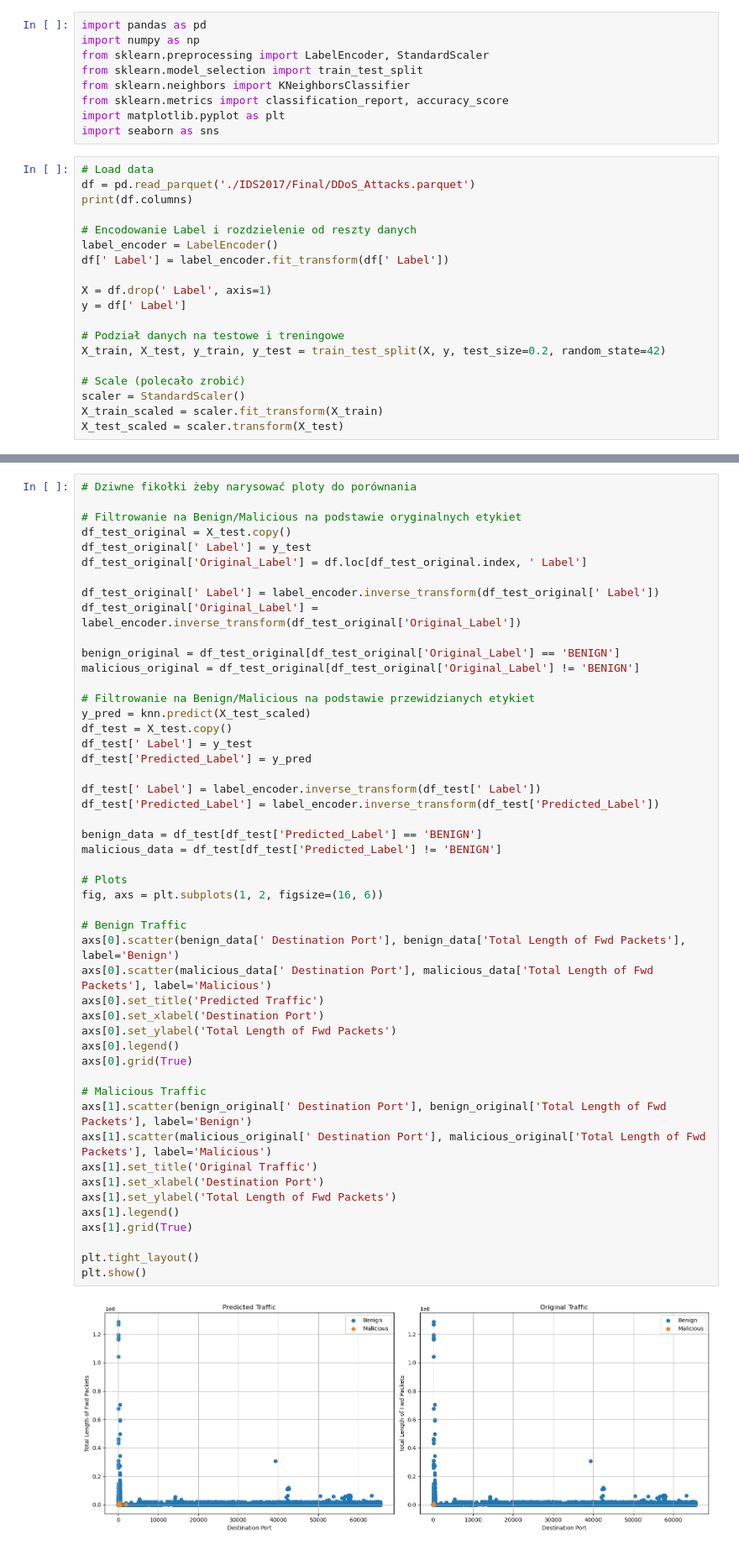
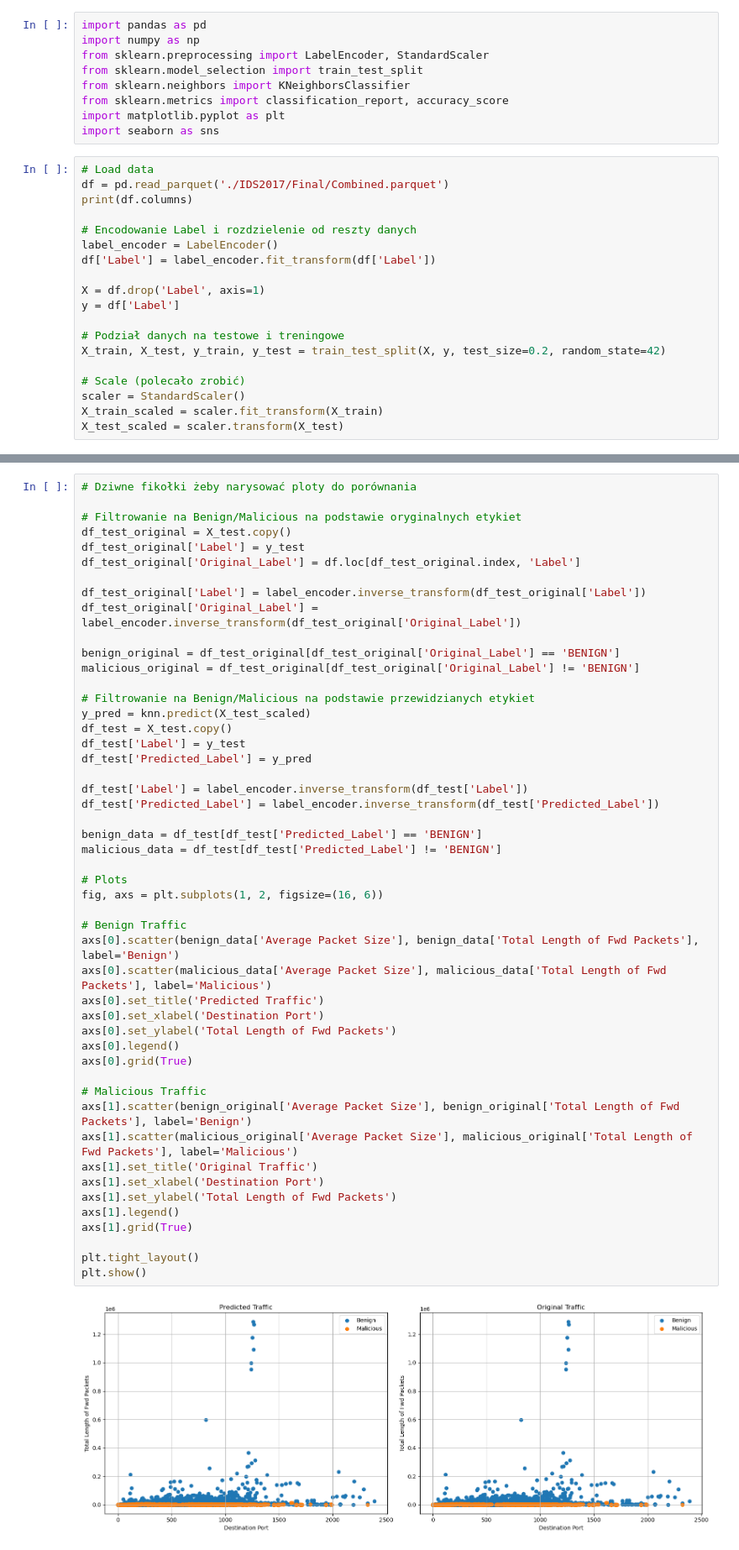
Before and after one commit to dwdwjtwcz/ids2017-anomaly-detection, a Jupyter notebook: K-NN.ipynb, the cells around one changed output, grey strips where cells are left out. Shown at 84% size. Cells and saved outputs as stored; diff of their text form.

Commit message:
combined

```diff
--- a/K-NN.ipynb
+++ b/K-NN.ipynb
@@ -11,15 +11,15 @@ import matplotlib.pyplot as plt
 import seaborn as sns
 # %%
 # Load data
-df = pd.read_parquet('./IDS2017/Final/DDoS_Attacks.parquet')
+df = pd.read_parquet('./IDS2017/Final/Combined.parquet')
 print(df.columns)
 
 # Encodowanie Label i rozdzielenie od reszty danych
 label_encoder = LabelEncoder()
-df[' Label'] = label_encoder.fit_transform(df[' Label'])
+df['Label'] = label_encoder.fit_transform(df['Label'])
 
-X = df.drop(' Label', axis=1)
-y = df[' Label']
+X = df.drop('Label', axis=1)
+y = df['Label']
 
 # Podział danych na testowe i treningowe
 X_train, X_test, y_train, y_test = train_test_split(X, y, test_size=0.2, random_state=42)
@@ -65,10 +70,10 @@ weighted avg       1.00      1.00      1.00    267245
 
 # Filtrowanie na Benign/Malicious na podstawie oryginalnych etykiet
 df_test_original = X_test.copy()
-df_test_original[' Label'] = y_test
-df_test_original['Original_Label'] = df.loc[df_test_original.index, ' Label']
+df_test_original['Label'] = y_test
+df_test_original['Original_Label'] = df.loc[df_test_original.index, 'Label']
 
-df_test_original[' Label'] = label_encoder.inverse_transform(df_test_original[' Label'])
+df_test_original['Label'] = label_encoder.inverse_transform(df_test_original['Label'])
 df_test_original['Original_Label'] = label_encoder.inverse_transform(df_test_original['Original_Label'])
 
 benign_original = df_test_original[df_test_original['Original_Label'] == 'BENIGN']
@@ -77,37 +82,37 @@ malicious_original = df_test_original[df_test_original['Original_Label'] != 'BEN
 # Filtrowanie na Benign/Malicious na podstawie przewidzianych etykiet
 y_pred = knn.predict(X_test_scaled)
 df_test = X_test.copy()
-df_test[' Label'] = y_test
+df_test['Label'] = y_test
 df_test['Predicted_Label'] = y_pred
 
-df_test[' Label'] = label_encoder.inverse_transform(df_test[' Label'])
+df_test['Label'] = label_encoder.inverse_transform(df_test['Label'])
 df_test['Predicted_Label'] = label_encoder.inverse_transform(df_test['Predicted_Label'])
 
 benign_data = df_test[df_test['Predicted_Label'] == 'BENIGN']
 malicious_data = df_test[df_test['Predicted_Label'] != 'BENIGN']
 
 # Plots
 fig, axs = plt.subplots(1, 2, figsize=(16, 6))
 
 # Benign Traffic
-axs[0].scatter(benign_data[' Destination Port'], benign_data['Total Length of Fwd Packets'], label='Benign')
-axs[0].scatter(malicious_data[' Destination Port'], malicious_data['Total Length of Fwd Packets'], label='Malicious')
+axs[0].scatter(benign_data['Average Packet Size'], benign_data['Total Length of Fwd Packets'], label='Benign')
+axs[0].scatter(malicious_data['Average Packet Size'], malicious_data['Total Length of Fwd Packets'], label='Malicious')
 axs[0].set_title('Predicted Traffic')
 axs[0].set_xlabel('Destination Port')
 axs[0].set_ylabel('Total Length of Fwd Packets')
 axs[0].legend()
 axs[0].grid(True)
 
 # Malicious Traffic
-axs[1].scatter(benign_original[' Destination Port'], benign_original['Total Length of Fwd Packets'], label='Benign')
-axs[1].scatter(malicious_original[' Destination Port'], malicious_original['Total Length of Fwd Packets'], label='Malicious')
+axs[1].scatter(benign_original['Average Packet Size'], benign_original['Total Length of Fwd Packets'], label='Benign')
+axs[1].scatter(malicious_original['Average Packet Size'], malicious_original['Total Length of Fwd Packets'], label='Malicious')
 axs[1].set_title('Original Traffic')
 axs[1].set_xlabel('Destination Port')
 axs[1].set_ylabel('Total Length of Fwd Packets')
 axs[1].legend()
 axs[1].grid(True)
 
 plt.tight_layout()
 plt.show()
 # %% [output]
-[figure, old version]
+[figure, new version]
```
Also changed, not shown: parts of 2 cells of this notebook.
